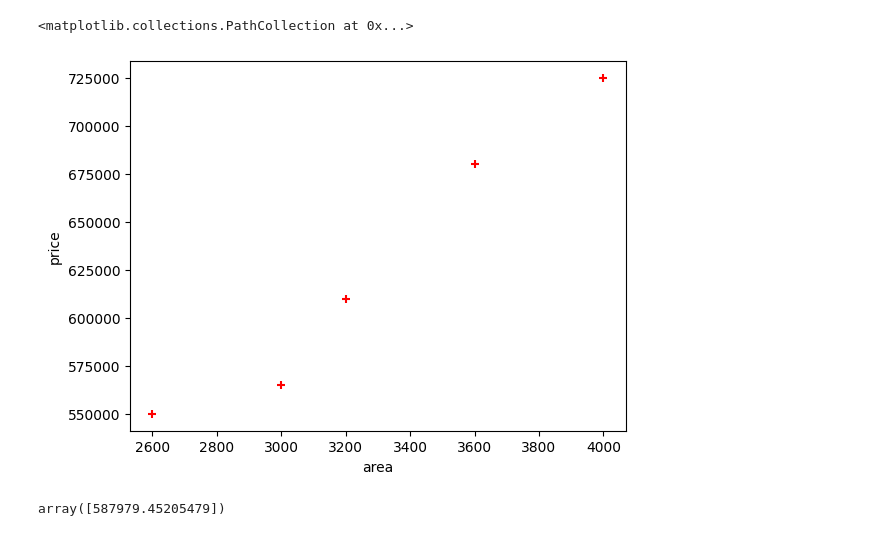
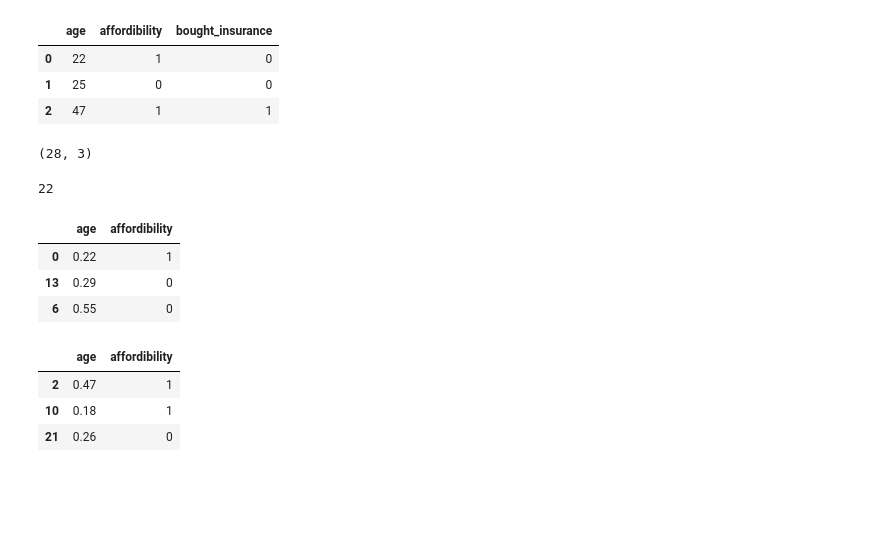
Before and after one commit to Geethan-K/ML-Projects, a Jupyter notebook: RE_area_prediction.ipynb, the cells around one changed output. Saved outputs shown, nothing was run; the diff lists cells and outputs as text; code cells hidden in the pictures; blank space fills up the shorter version.

```diff
--- a/RE_area_prediction.ipynb
+++ b/RE_area_prediction.ipynb
@@ -16,14 +0,0 @@ df
-# %%
-%matplotlib inline
-plt.xlabel('area')
-plt.ylabel('price')
-plt.scatter(df[['area']],df.price,color='red',marker='+')
-# %% [output]
-<matplotlib.collections.PathCollection at 0x...>
-[figure, removed]
-# %%
-linear_regression = linear_model.LinearRegression()
-linear_regression.fit(df[['area']],df.price)
-linear_regression.predict([[3000]])
-# %% [output]
-array([587979.45205479])
@@ -29,0 +8,40 @@ array([587979.45205479])
+# %%
+df = pd.read_csv("insurance_data.csv")
+df.head(3)
+# %% [output]
+|  | age | affordibility | bought_insurance |
+| 0 | 22 | 1 | 0 |
+| 1 | 25 | 0 | 0 |
+| 2 | 47 | 1 | 1 |
+# %%
+from sklearn.model_selection import train_test_split
+x_train,x_test,y_train,y_test = train_test_split(df[['age','affordibility']],df.bought_insurance,test_size=0.2,random_state=25)
+# %%
+df.shape
+# %% [output]
+(28, 3)
+# %%
+len(x_train)
+# %% [output]
+22
+# %%
+### since our age col is in range 0 - 100, we can convert it b/w 0 & 1 . (by dividing with 100)
+### so that our age & affordability are on the same scale , so that our ML model works fine .
+
+x_train_scaled = x_train.copy()
+x_train_scaled['age'] = x_train_scaled['age'] / 100
+x_train_scaled.head(3)
+# %% [output]
+|  | age | affordibility |
+| 0 | 0.22 | 1 |
+| 13 | 0.29 | 0 |
+| 6 | 0.55 | 0 |
+# %%
+x_test_scaled = x_test.copy()
+x_test_scaled['age'] = x_test_scaled['age'] / 100
+x_test_scaled.head(3)
+# %% [output]
+|  | age | affordibility |
+| 2 | 0.47 | 1 |
+| 10 | 0.18 | 1 |
+| 21 | 0.26 | 0 |
```
Also changed, not shown: parts of 4 cells of this notebook, 1 other file.
